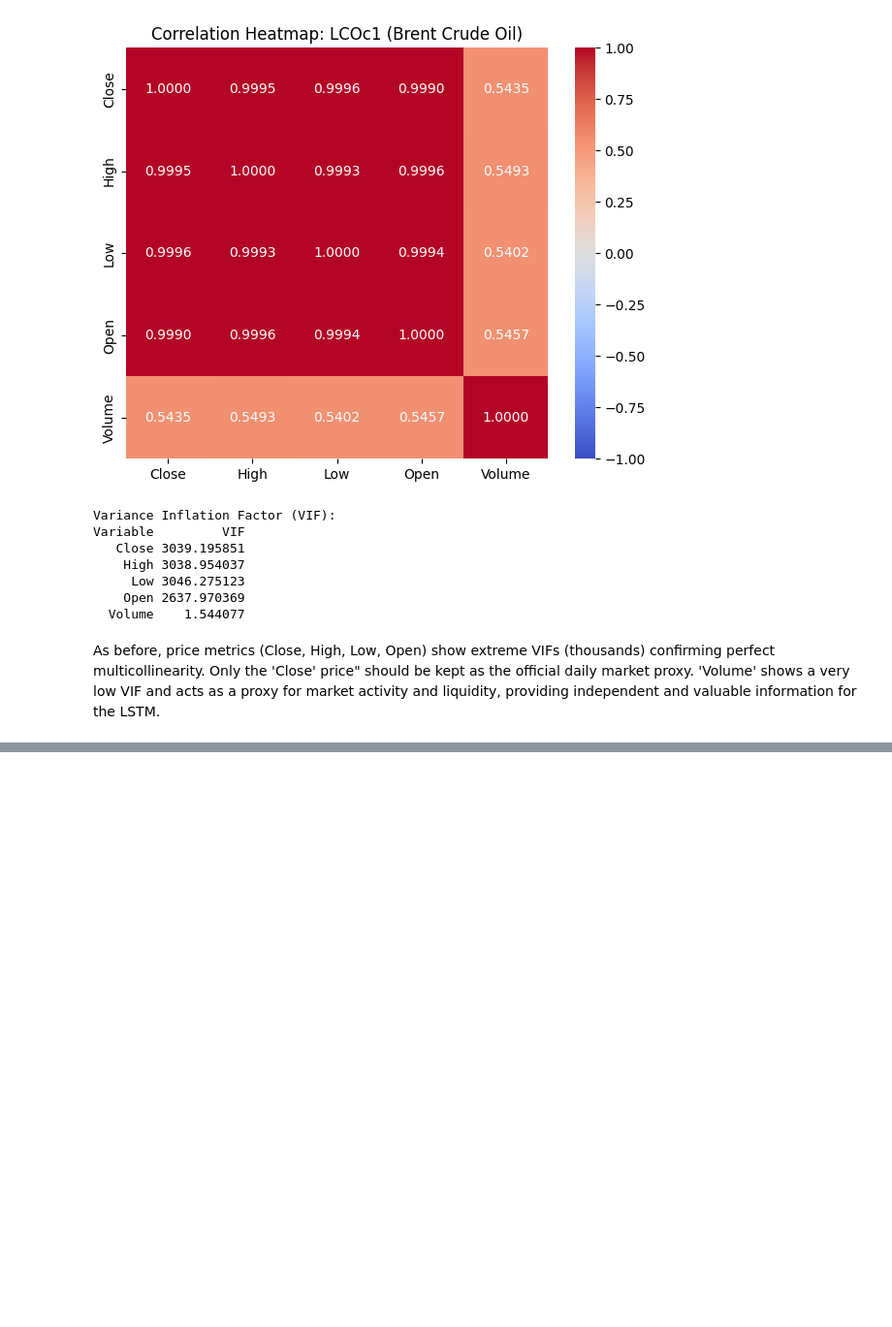
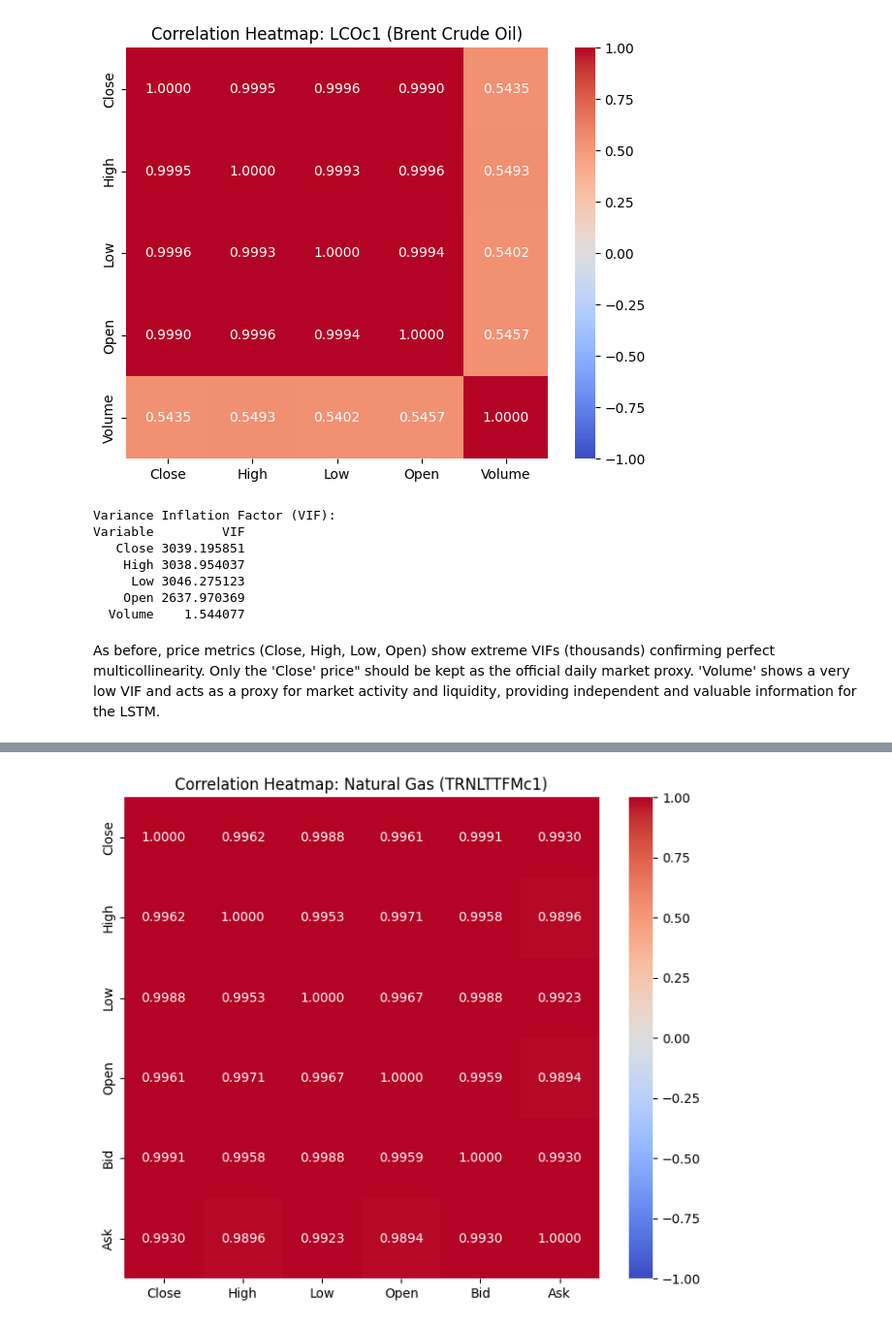
Before and after one commit to dvdbaggio/Mixed-Frequency-Forecasting, a Jupyter notebook: macro_features_correlation.ipynb, the cells around one changed output, grey strips where cells are left out. Shown at 97% size. Saved outputs shown, nothing was run; the diff lists cells and outputs as text; code cells hidden in the pictures; blank space fills up the shorter version.

Commit message:
all macros

```diff
--- a/macro_features_correlation.ipynb
+++ b/macro_features_correlation.ipynb
@@ -353,0 +356,19 @@ plt.show()
+# %%
+df_gas = pd.read_excel('./Dataset/Macro/TRNLTTFMc1.xlsx')
+df_gas = df_gas.rename(columns={'Exchange Date': 'Date'})
+df_gas['Date'] = pd.to_datetime(df_gas['Date'], errors='coerce')
+
+analysis_columns = ['Close', 'High', 'Low', 'Open', 'Bid', 'Ask']
+df_plot = df_gas.dropna(subset=analysis_columns).sort_values('Date')
+df_numeric = df_plot[analysis_columns].apply(pd.to_numeric, errors='coerce').dropna()
+# %%
+correlation_matrix = df_numeric.corr()
+
+plt.figure(figsize=(7, 6))
+sns.heatmap(correlation_matrix, annot=True, cmap='coolwarm', fmt=".4f", vmin=-1, vmax=1)
+plt.title("Correlation Heatmap: Natural Gas (TRNLTTFMc1)")
+plt.tight_layout()
+plt.savefig('./Correlations/TRNLTTFMc1.png')
+plt.show()
+# %% [output]
+[figure, added]
```
Also changed, not shown: parts of 11 cells of this notebook, 9 other files.
